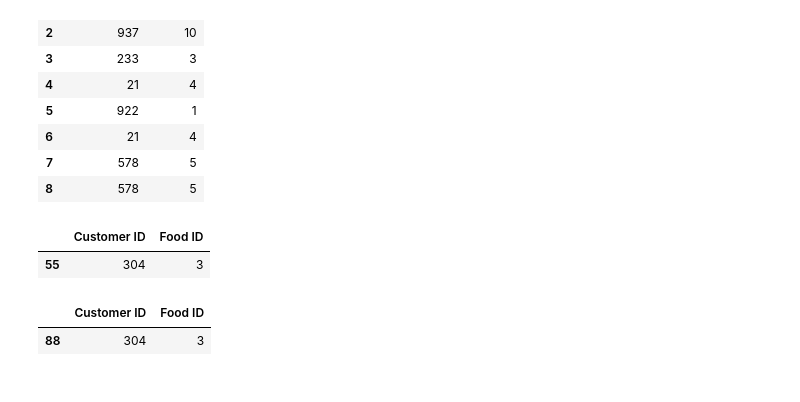
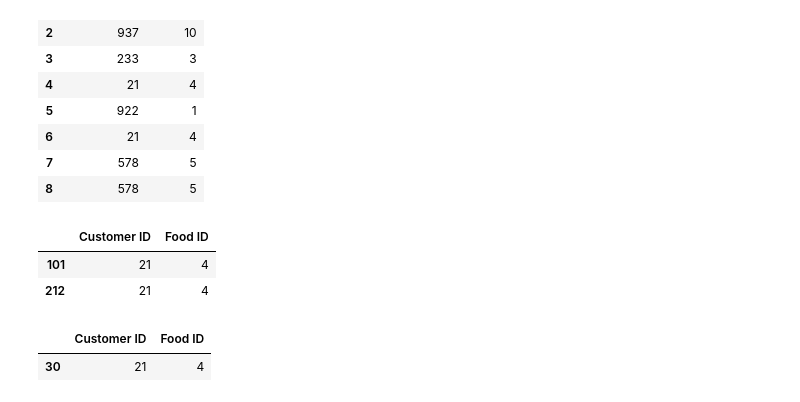
Before and after one commit to mendes078/Dados, a Jupyter notebook: Arquivos/10 - Merging DataFrames.ipynb, the cells around one changed output. Cells and saved outputs as stored; diff of their text form; code cells hidden in the pictures.

```diff
--- a/Arquivos/10 - Merging DataFrames.ipynb
+++ b/Arquivos/10 - Merging DataFrames.ipynb
@@ -132,16 +132,17 @@ week1.merge(week2, how = "inner", on = ["Customer ID", "Food ID"])
 | 7 | 578 | 5 |
 | 8 | 578 | 5 |
 # %%
-condition_one = week1["Customer ID"] == 304
-condition_two = week1["Food ID"] == 3
+condition_one = week1["Customer ID"] == 21
+condition_two = week1["Food ID"] == 4
 week1[condition_one & condition_two]
 # %% [output]
 |  | Customer ID | Food ID |
-| 55 | 304 | 3 |
+| 101 | 21 | 4 |
+| 212 | 21 | 4 |
 # %%
-condition_one = week2["Customer ID"] == 304
-condition_two = week2["Food ID"] == 3
+condition_one = week2["Customer ID"] == 21
+condition_two = week2["Food ID"] == 4
 week2[condition_one & condition_two]
 # %% [output]
 |  | Customer ID | Food ID |
-| 88 | 304 | 3 |
+| 30 | 21 | 4 |
```
Also changed, not shown: parts of 1 cell of this notebook.
